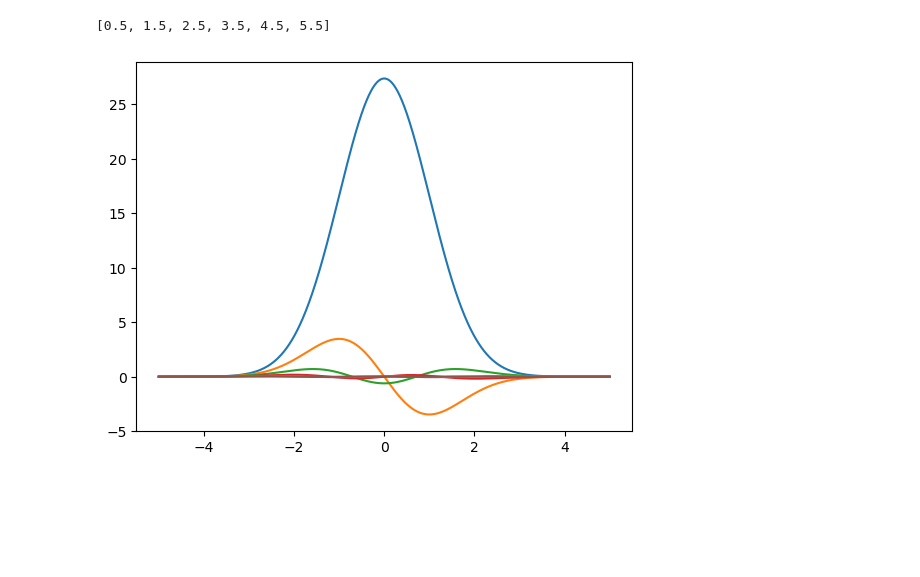
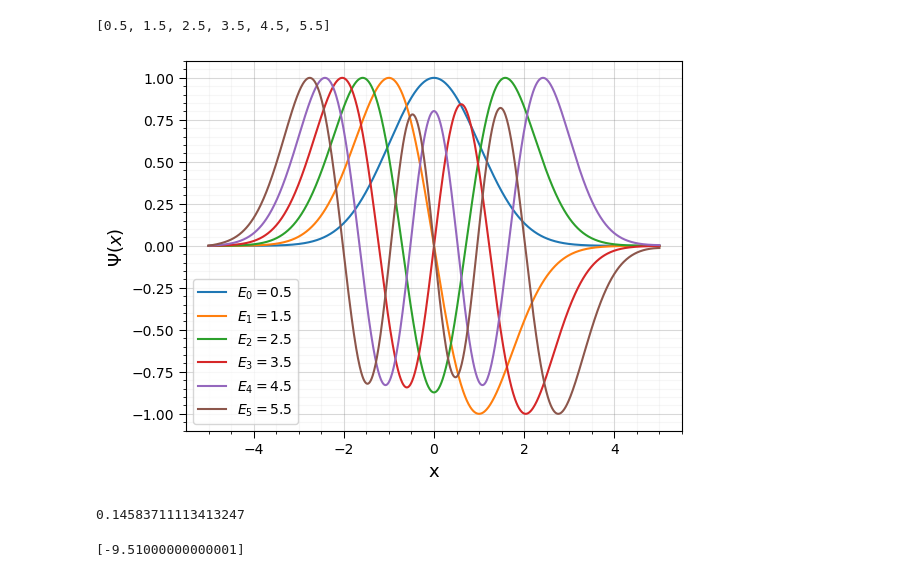
Before and after one commit to andresarias1105/MetodosII_AndresArias_JuanGuzman, a Jupyter notebook: Tarea 1/MecánicaCuánticaNumérica-Punto7.ipynb, the cells around one changed output. Drawn from its saved outputs; the diff is of its cells as text; code cells hidden in the pictures; blank space fills up the shorter version.

```diff
--- a/Tarea 1/MecánicaCuánticaNumérica-Punto7.ipynb
+++ b/Tarea 1/MecánicaCuánticaNumérica-Punto7.ipynb
@@ -1,6 +1,27 @@
 # %%
 import numpy as np
 import matplotlib.pyplot as plt
+# %%
+def formato_grafica(titulo, ejex, ejey, leyenda=False, xlim=[None, None], ylim=[None, None]):
+    plt.rcParams['axes.axisbelow'] = True
+
+    plt.title(titulo, fontsize=15)
+    plt.ylabel(ejey, fontsize=13)
+    plt.xlabel(ejex, fontsize=13)
+
+    plt.tick_params(direction='out', length=5, width=0.75, grid_alpha=0.3)
+    plt.xticks(rotation=0)
+    plt.minorticks_on()
+    plt.ylim(ylim[0], ylim[1])
+    plt.xlim(xlim[0], xlim[1])
+    plt.grid(True)
+    plt.grid(visible=True, which='major', color='grey', linestyle='-')
+    plt.grid(visible=True, which='minor', color='lightgrey', linestyle='-', alpha=0.2)
+
+    if leyenda == True:
+        plt.legend(loc='best')
+
+    plt.tight_layout;
 # %%
 x = np.linspace(-5,5,1000)
 
@@ -11,7 +32,7 @@ h_barra = 1
 def V(x):
     return 0.5*m*w**2*x**2
 # %%
-def Numerov(x,E):
+def Numerov(x,E,V):
     R = (2*m*V(x)/h_barra**2) - (2*m*E/h_barra**2)
     S = np.zeros_like(R)
 
@@ -32,19 +53,22 @@ def Numerov(x,E):
 
     return psi
 # %%
-E = np.arange(0,6,0.5)
+E1 = np.arange(0,6,0.5)
 
-E_levels = []
+E_levels1 = []
 
-for i in E:
-    if Numerov(x,i)[-1]*Numerov(x,i+0.001)[-1] < 0:
-        E_levels.append(i)
+for i in E1:
+    if Numerov(x,i,V)[-1]*Numerov(x,i+0.001,V)[-1] < 0:
+        E_levels1.append(i)
-# %%
-E_levels
-# %% [output]
-[0.5, 1.5, 2.5, 3.5, 4.5, 5.5]
-# %%
-for i in E_levels:
-    plt.plot(x,Numerov(x,i))
-# %% [output]
-[figure, removed]
+# %%
+E_levels1
+# %% [output]
+[0.5, 1.5, 2.5, 3.5, 4.5, 5.5]
+# %%
+for i in range(len(E_levels1)):
+    E_ = E_levels1[i]
+    plt.plot(x,Numerov(x,E_,V)/np.max(Numerov(x,E_,V)),label="$E_{0} = {1}$".format(i,E_))
+
+formato_grafica(None,"x","$\Psi(x)$",leyenda=True)
+# %% [output]
+[figure, added]
@@ -50,0 +88,8 @@ for i in E_levels:
+# %%
+Numerov(x2,-7.62,Vgaussian)[-1]*Numerov(x2,-7.62+0.001,Vgaussian)[-1]
+# %% [output]
+0.14583711113413247
+# %%
+E_levels2
+# %% [output]
+[-9.51000000000001]
```
Also changed, not shown: parts of 2 cells of this notebook.
